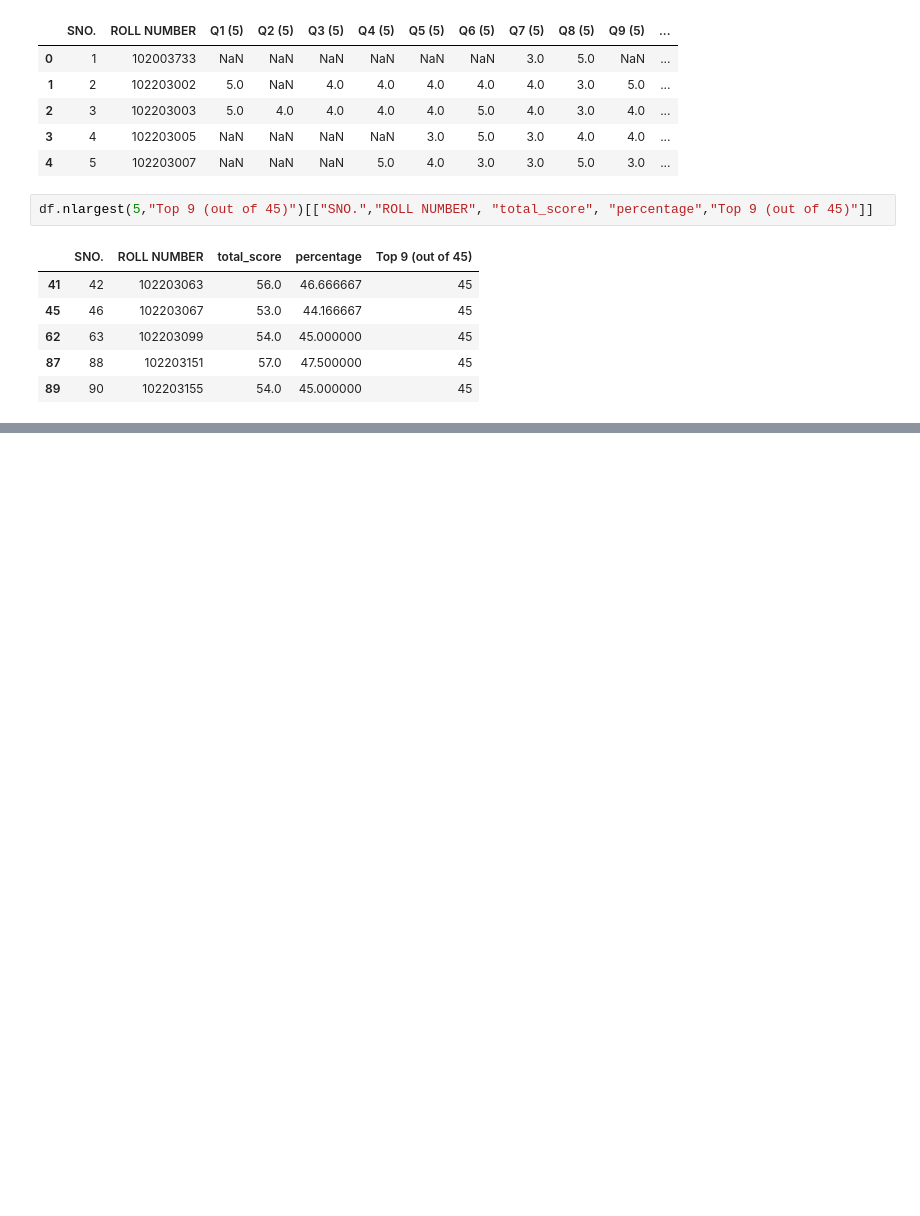
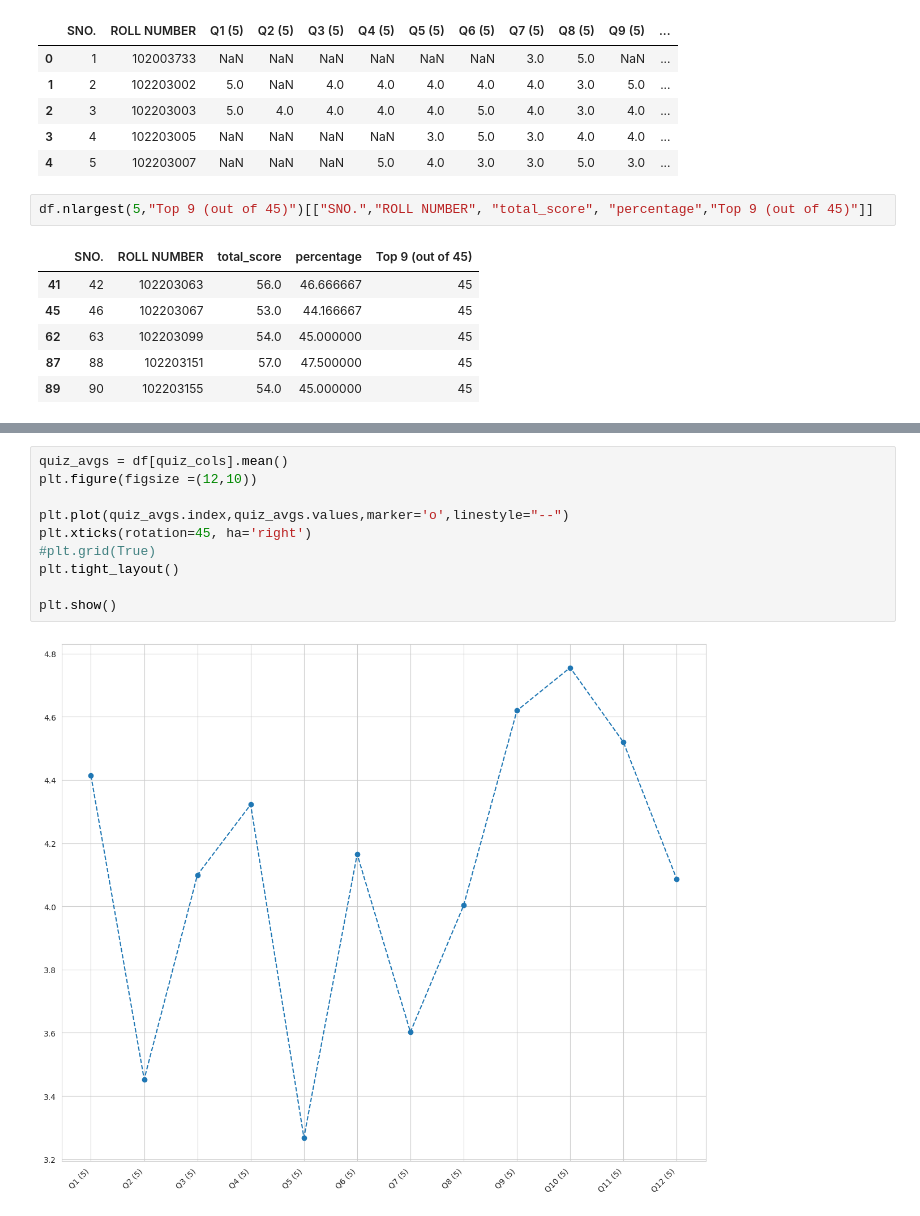
Before and after one commit to sthitaprajnadas/gcp-aiml-works, a Jupyter notebook: quiz_marks.ipynb, the cells around one changed output, grey strips where cells are left out. Saved outputs shown, nothing was run; the diff lists cells and outputs as text; blank space fills up the shorter version.

```diff
--- a/quiz_marks.ipynb
+++ b/quiz_marks.ipynb
@@ -87,0 +102,12 @@ df.nlargest(5,"Top 9 (out of 45)")[["SNO.","ROLL NUMBER", "total_score", "percen
+# %%
+quiz_avgs = df[quiz_cols].mean()
+plt.figure(figsize =(12,10))
+
+plt.plot(quiz_avgs.index,quiz_avgs.values,marker='o',linestyle="--")
+plt.xticks(rotation=45, ha='right')
+#plt.grid(True)
+plt.tight_layout()
+
+plt.show()
+# %% [output]
+[figure, added]
```
Also changed, not shown: parts of 2 cells of this notebook.
